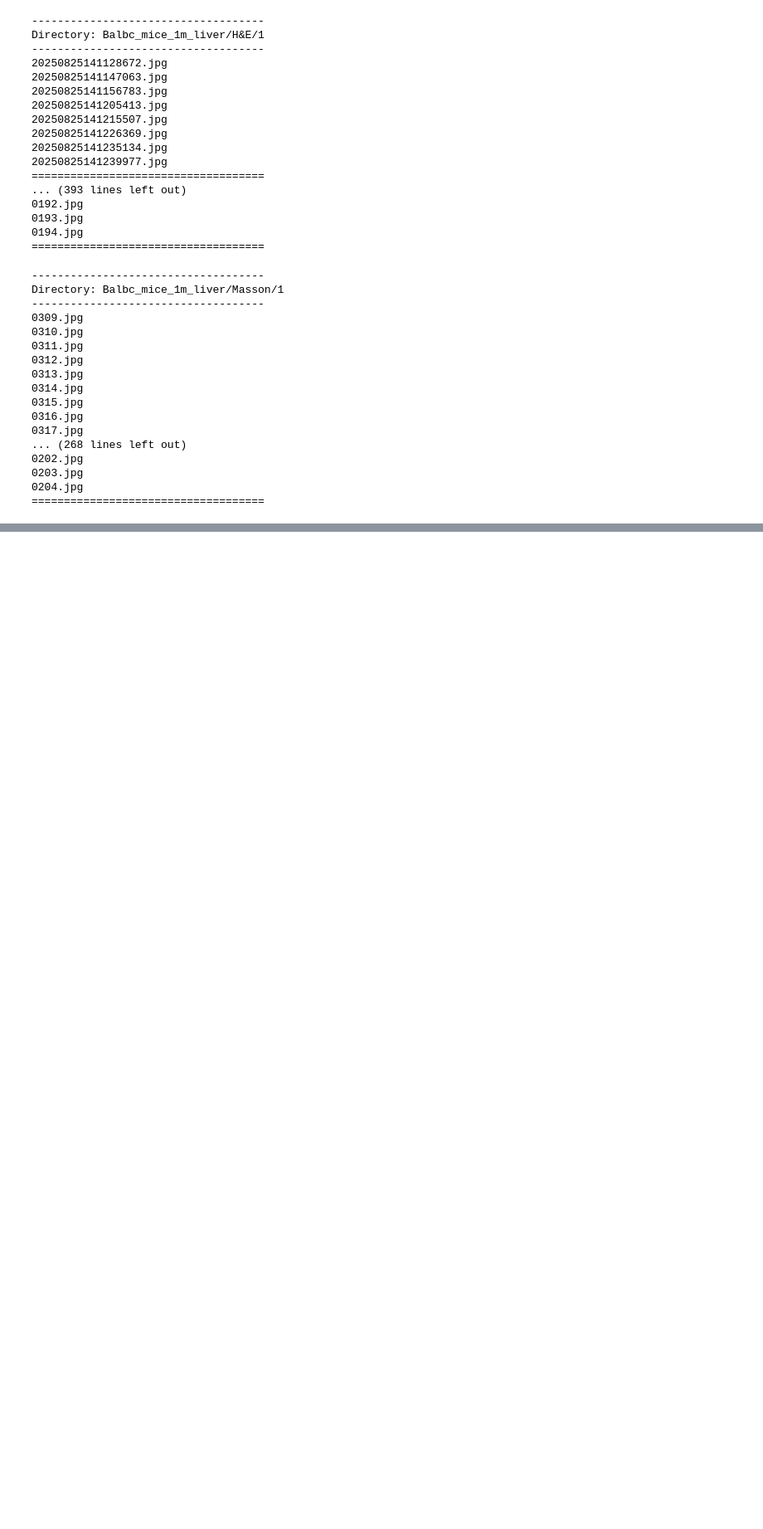
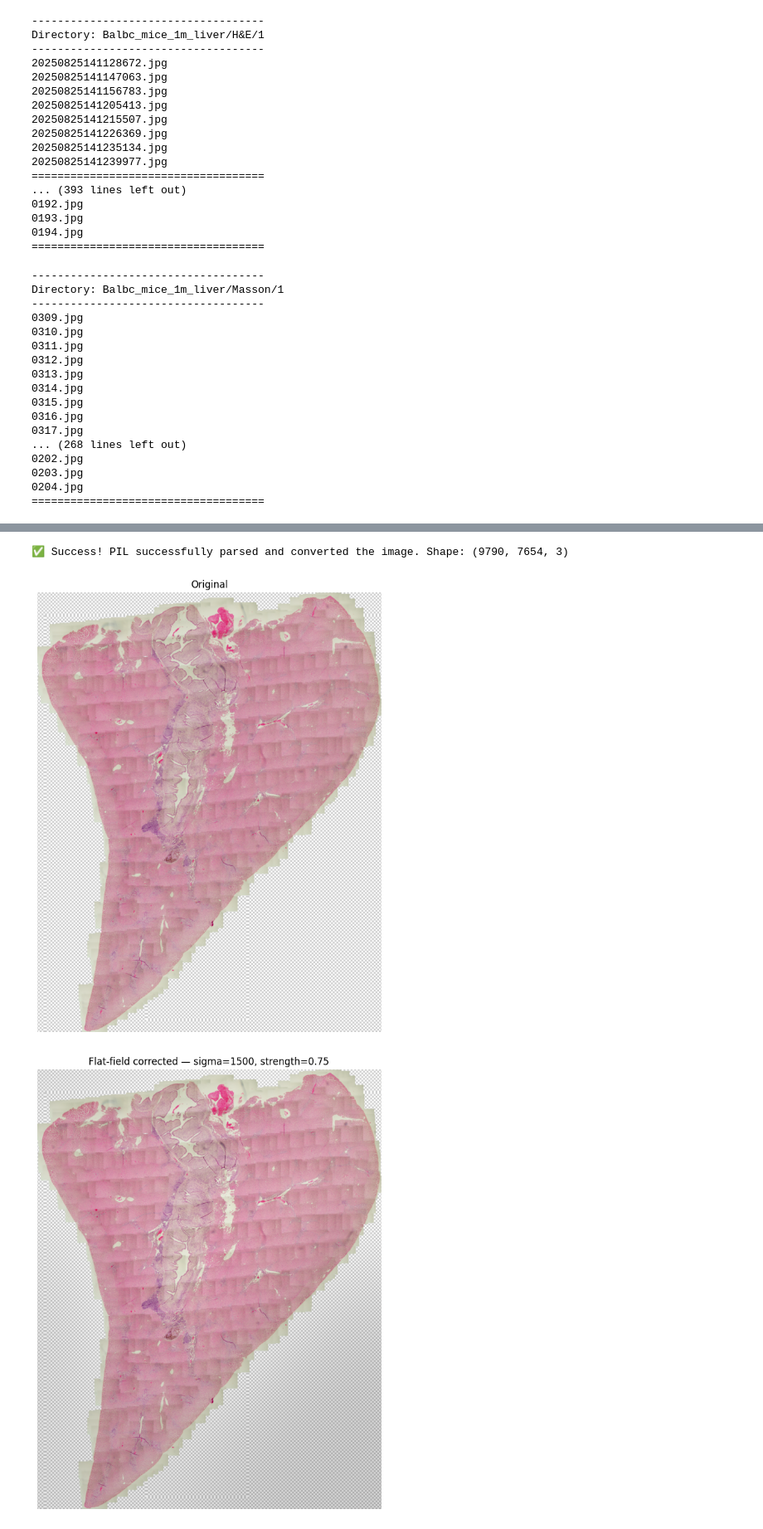
Before and after one commit to YarikKa2/Four_host_species_OF, a Jupyter notebook: Code/photo_converter.ipynb, the cells around one changed output, grey strips where cells are left out. Shown at 83% size. Drawn from its saved outputs; the diff is of its cells as text; code cells hidden in the pictures; blank space fills up the shorter version.

Commit message:
trying to correct fullview image

```diff
--- a/Code/photo_converter.ipynb
+++ b/Code/photo_converter.ipynb
@@ -103,0 +119,24 @@ Directory: Balbc_mice_1m_liver/Masson/1
+# %%
+try:
+    # PIL opens files using standard Python file handlers (safest for paths)
+    with Image.open(INPUT_PATH) as pil_img:
+        # Convert to RGB (in case it is CMYK, Grayscale, or WebP)
+        rgb_img = pil_img.convert("RGB")
+
+        # Convert the PIL image into a NumPy array
+        img = np.array(rgb_img)
+
+        # Convert RGB to OpenCV's native BGR format
+        img = cv2.cvtColor(img, cv2.COLOR_RGB2BGR)
+
+    print(f"✅ Success! PIL successfully parsed and converted the image. Shape: {img.shape}")
+except Exception as e:
+    print(f"❌ Completely unreadable file. Error: {e}")
+# %% [output]
+✅ Success! PIL successfully parsed and converted the image. Shape: (9790, 7654, 3)
+# %%
+has_alpha = img.ndim == 3 and img.shape[2] == 4
+bgr = img[:, :, :3] if img.ndim == 3 else cv2.cvtColor(img, cv2.COLOR_GRAY2BGR)
+alpha = img[:, :, 3] if has_alpha else None
+
+img.shape
@@ -103,0 +180,25 @@ Directory: Balbc_mice_1m_liver/Masson/1
+# %%
+def show_bgr(img, title, max_width=1200):
+    display_img = img[:, :, :3] if img.ndim == 3 else img
+
+    height, width = display_img.shape[:2]
+    scale = min(1.0, max_width / width)
+
+    if scale < 1:
+        display_img = cv2.resize(
+            display_img,
+            (int(width * scale), int(height * scale)),
+            interpolation=cv2.INTER_AREA
+        )
+
+    plt.figure(figsize=(16, 10))
+    plt.imshow(cv2.cvtColor(display_img, cv2.COLOR_BGR2RGB))
+    plt.title(title)
+    plt.axis("off")
+    plt.show()
+
+show_bgr(bgr, "Original")
+show_bgr(corrected, f"Flat-field corrected — sigma={SIGMA}, strength={STRENGTH}")
+# %% [output]
+[figure, added]
+[figure, added]
```
Also changed, not shown: parts of 5 cells of this notebook.
